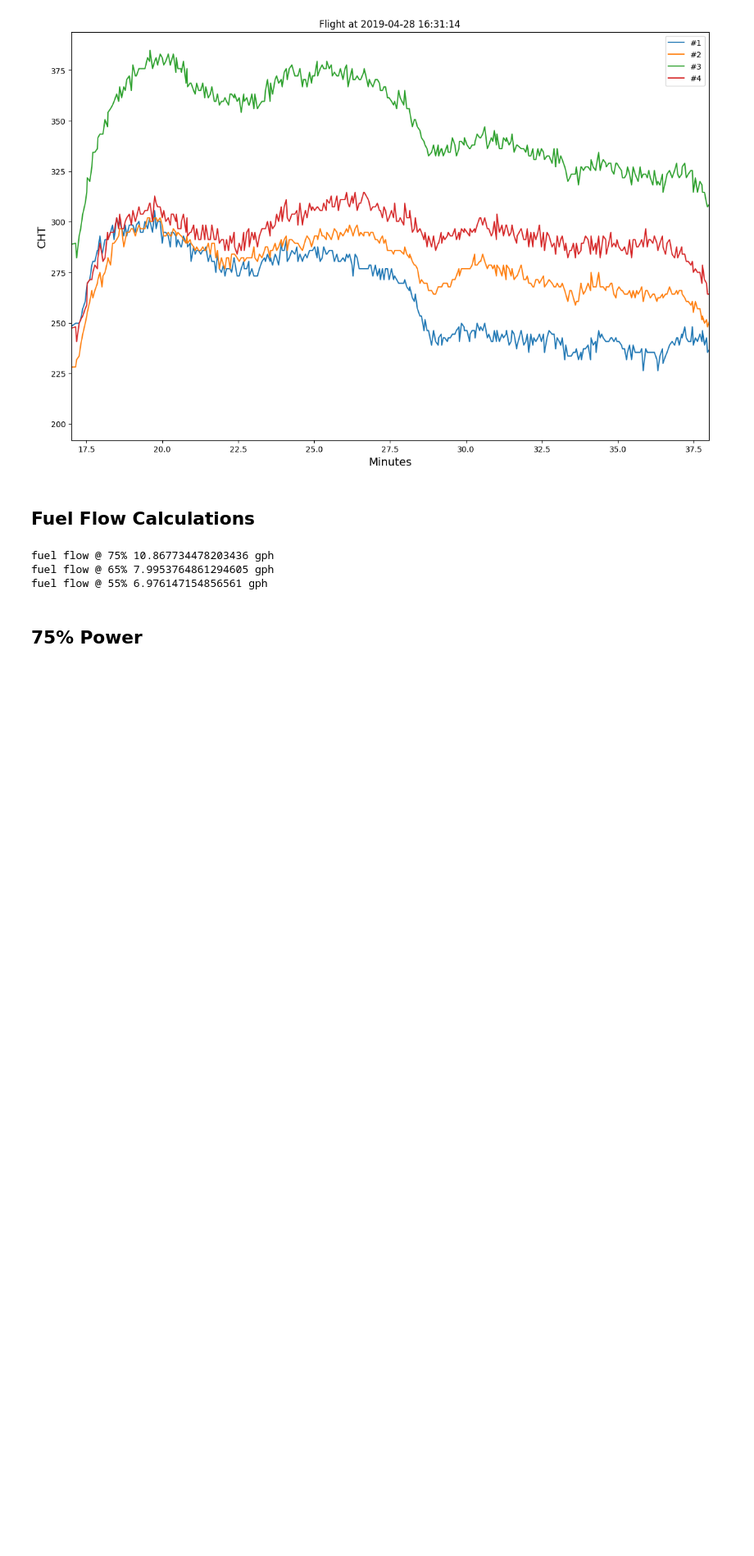
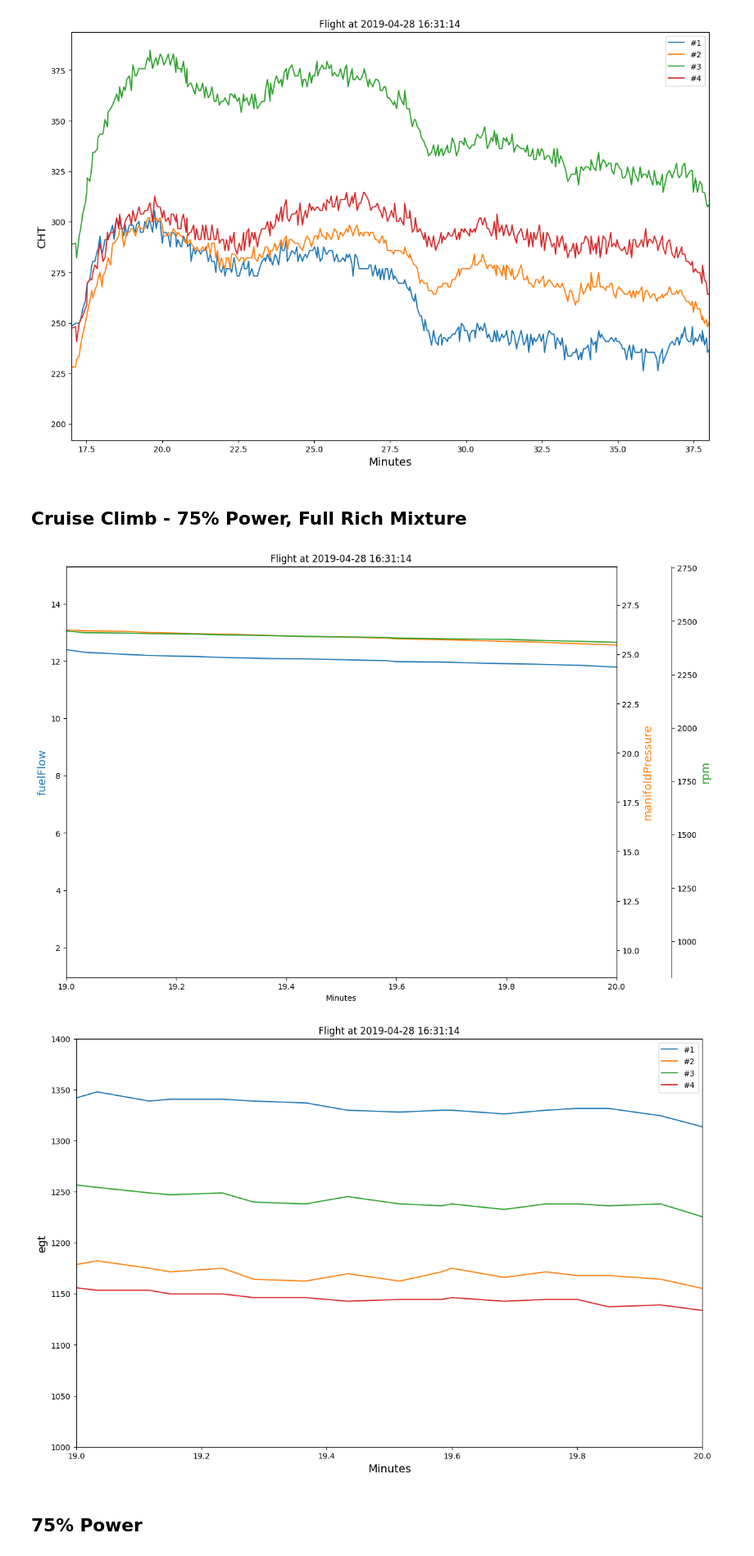
Before and after one commit to azemon/MglEfisPlotter, a Jupyter notebook: notebooks/2019-04-28/Overview.ipynb, the cells around one changed output. Shown at 82% size. Cells and saved outputs as stored; diff of their text form; code cells hidden in the pictures; blank space fills up the shorter version.

```diff
--- a/notebooks/2019-04-28/Overview.ipynb
+++ b/notebooks/2019-04-28/Overview.ipynb
@@ -31,16 +45,14 @@ p.plot('cht', 'CHT', xlim=(17, 38)).show()
 [figure]
 [figure]
 [figure]
-# %% [markdown]
-## Fuel Flow Calculations
-# %%
-print('fuel flow @ 75%', float(ff.loc[22.5:24].mean()), 'gph')
-print('fuel flow @ 65%', float(ff.loc[29.5:30.5].mean()), 'gph')
-print('fuel flow @ 55%', float(ff.loc[31.5:33].mean()), 'gph')
-# %% [output]
-fuel flow @ 75% 10.867734478203436 gph
-fuel flow @ 65% 7.9953764861294605 gph
-fuel flow @ 55% 6.976147154856561 gph
+# %% [markdown]
+## Cruise Climb - 75% Power, Full Rich Mixture
+# %%
+p.plot2(['fuelFlow', 'manifoldPressure', 'rpm'], xlim=(19, 20)).show()
+p.plot('egt', xlim=(19, 20), ylim=(1000, 1400)).show()
+# %% [output]
+[figure, added]
+[figure, added]
 # %% [markdown]
 ## 75% Power
 # %%
```
Also changed, not shown: parts of 4 cells of this notebook.
